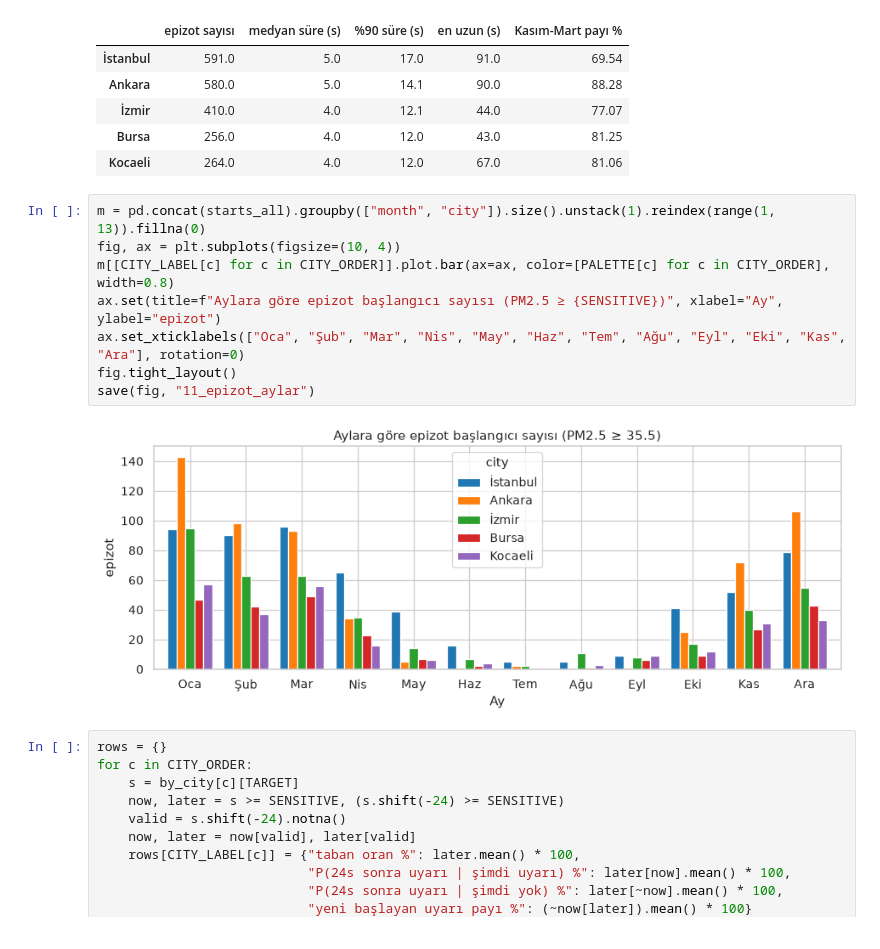
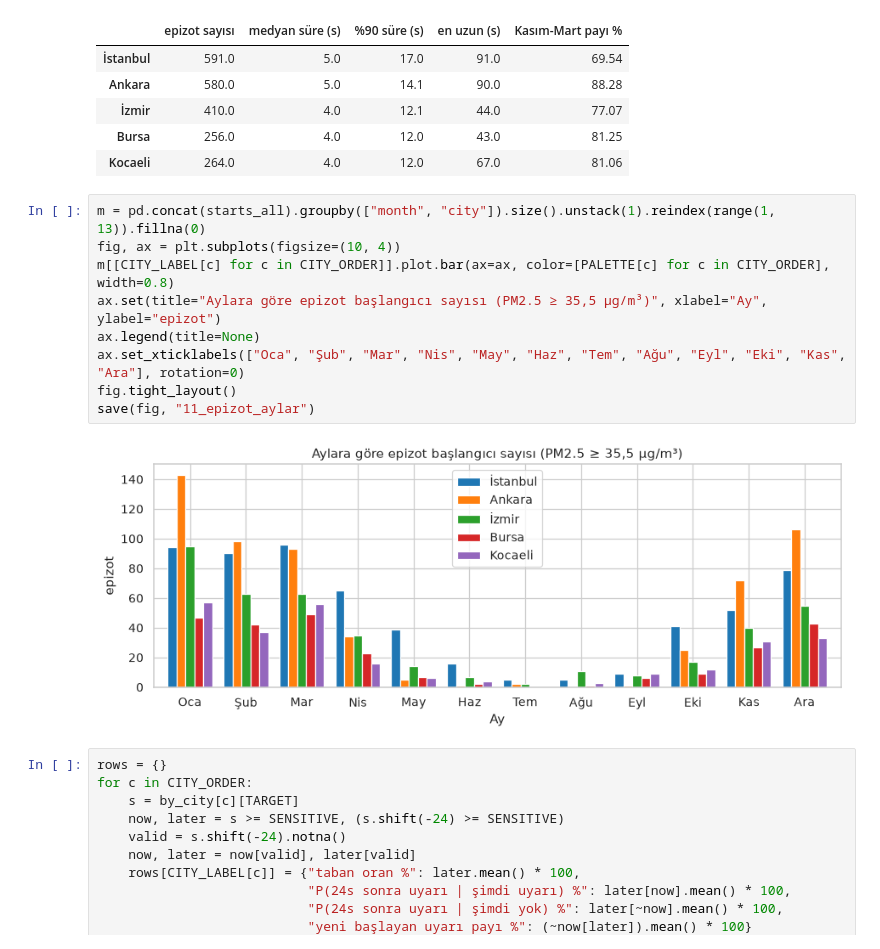
Before and after one commit to TolgaARSLANN/havauyari, a Jupyter notebook: notebooks/01_eda.ipynb, the cells around one changed output. Drawn from its saved outputs; the diff is of its cells as text.

```diff
--- a/notebooks/01_eda.ipynb
+++ b/notebooks/01_eda.ipynb
@@ -395,13 +396,14 @@ Epizot: PM2.5 ≥ 35.5 µg/m³ olan kesintisiz saatler
 # %%
 m = pd.concat(starts_all).groupby(["month", "city"]).size().unstack(1).reindex(range(1, 13)).fillna(0)
 fig, ax = plt.subplots(figsize=(10, 4))
 m[[CITY_LABEL[c] for c in CITY_ORDER]].plot.bar(ax=ax, color=[PALETTE[c] for c in CITY_ORDER], width=0.8)
-ax.set(title=f"Aylara göre epizot başlangıcı sayısı (PM2.5 ≥ {SENSITIVE})", xlabel="Ay", ylabel="epizot")
+ax.set(title="Aylara göre epizot başlangıcı sayısı (PM2.5 ≥ 35,5 µg/m³)", xlabel="Ay", ylabel="epizot")
+ax.legend(title=None)
 ax.set_xticklabels(["Oca", "Şub", "Mar", "Nis", "May", "Haz", "Tem", "Ağu", "Eyl", "Eki", "Kas", "Ara"], rotation=0)
 fig.tight_layout()
 save(fig, "11_epizot_aylar")
 # %% [output]
-[figure, old version]
+[figure, new version]
 # %%
 rows = {}
 for c in CITY_ORDER:
```
Also changed, not shown: parts of 1 cell of this notebook, 4 other files.
